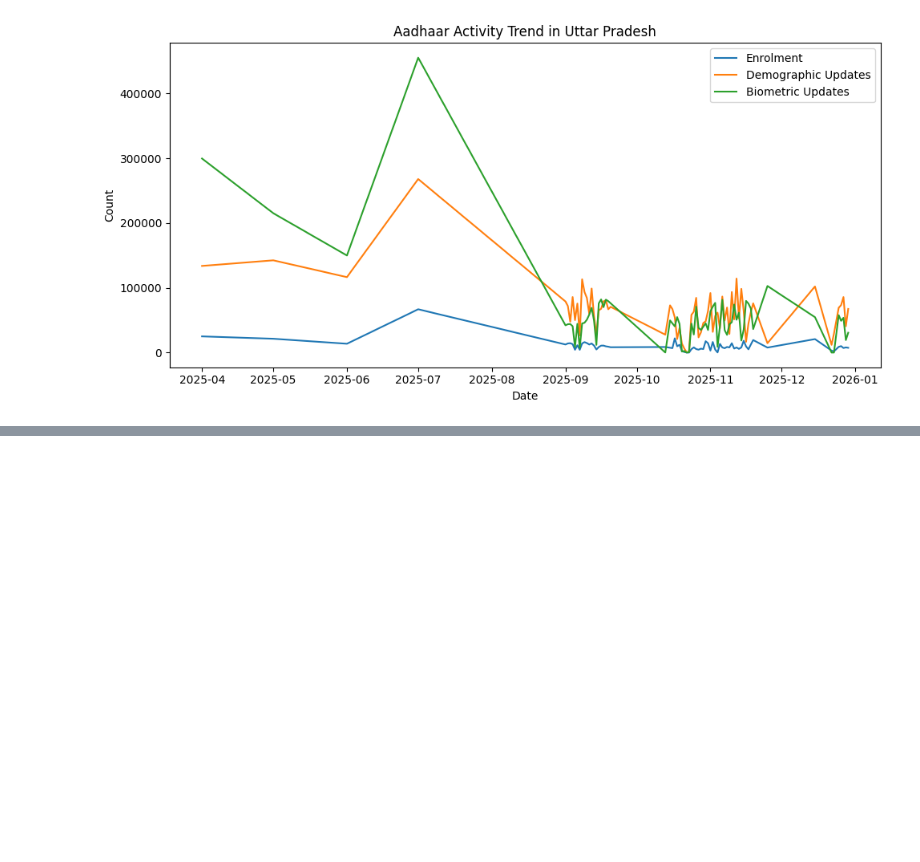
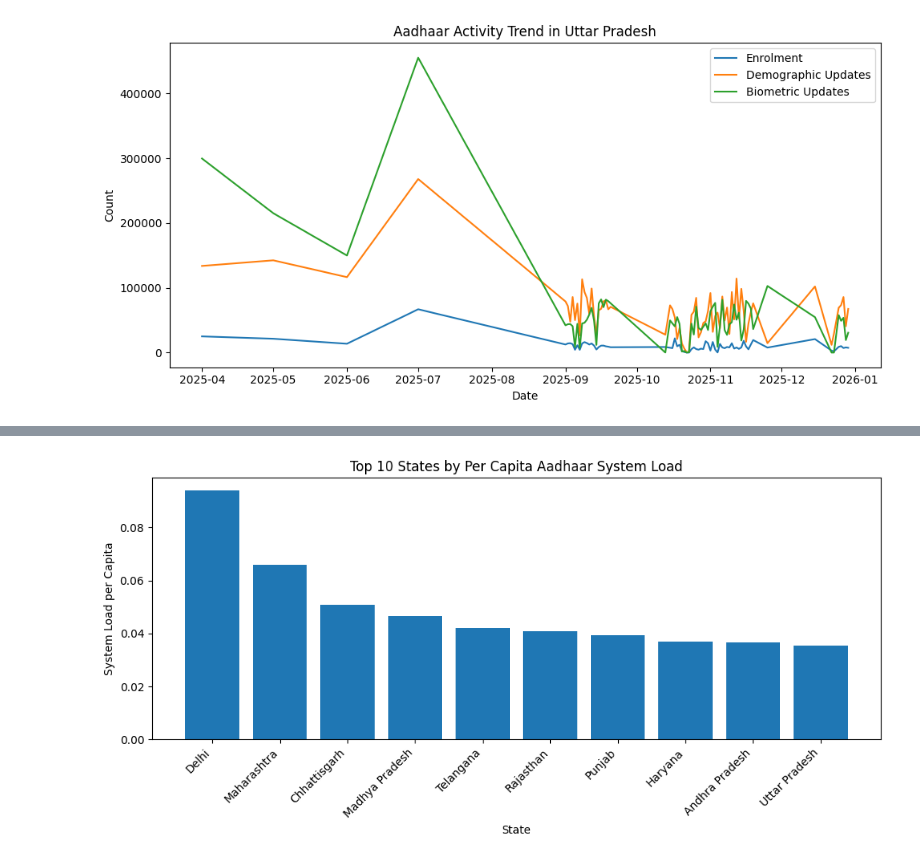
Before and after one commit to Prajusha2004/aadhar, a Jupyter notebook: analysis/indicators.ipynb, the cells around one changed output, grey strips where cells are left out. Saved outputs shown, nothing was run; the diff lists cells and outputs as text; code cells hidden in the pictures; blank space fills up the shorter version.

```diff
--- a/analysis/indicators.ipynb
+++ b/analysis/indicators.ipynb
@@ -736,0 +848,20 @@ plt.show()
+# %%
+# -----------------------------
+# External Dataset Integration: Population
+# -----------------------------
+
+# Load population data
+pop = pd.read_csv("../data/state_population.csv")
+
+# Merge with state summary
+state_summary_pop = state_summary.merge(pop, on="state", how="left")
+
+# Compute per capita system load
+state_summary_pop["system_load_per_capita"] = (
+    state_summary_pop["system_load"] / state_summary_pop["population"]
+)
+
+# Sort by per capita load
+state_summary_pop = state_summary_pop.sort_values("system_load_per_capita", ascending=False)
+
+state_summary_pop.head(10)
@@ -736,0 +880,15 @@ plt.show()
+# %%
+top10_percapita = state_summary_pop.head(10)
+
+plt.figure(figsize=(10,5))
+plt.bar(top10_percapita["state"], top10_percapita["system_load_per_capita"])
+plt.xticks(rotation=45, ha="right")
+plt.xlabel("State")
+plt.ylabel("System Load per Capita")
+plt.title("Top 10 States by Per Capita Aadhaar System Load")
+plt.tight_layout()
+
+plt.savefig("../outputs/top10_states_percapita_load.png", dpi=150)
+plt.show()
+# %% [output]
+[figure, added]
```
Also changed, not shown: parts of 9 cells of this notebook, 4 other files.
